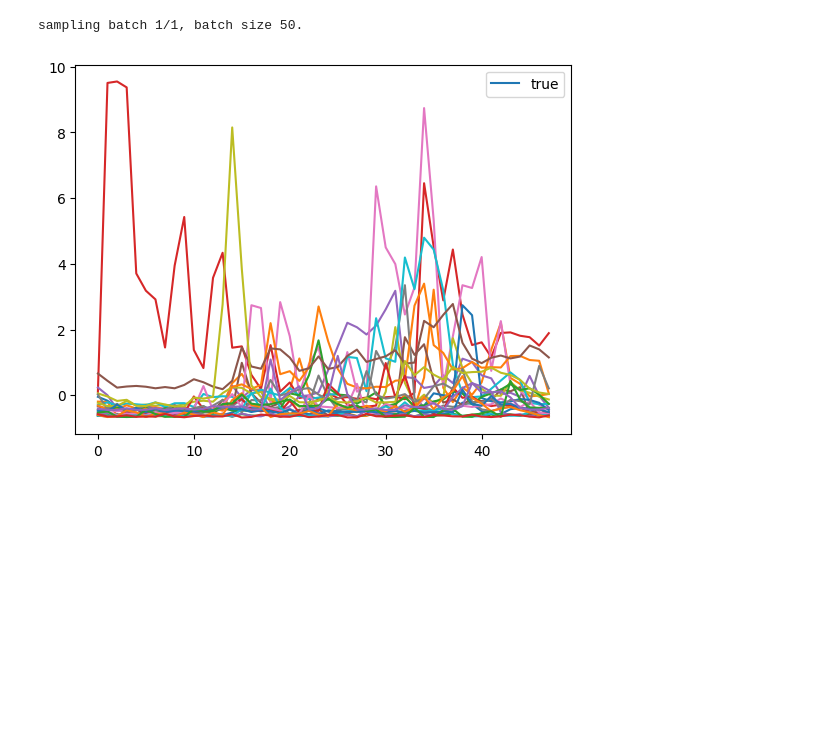
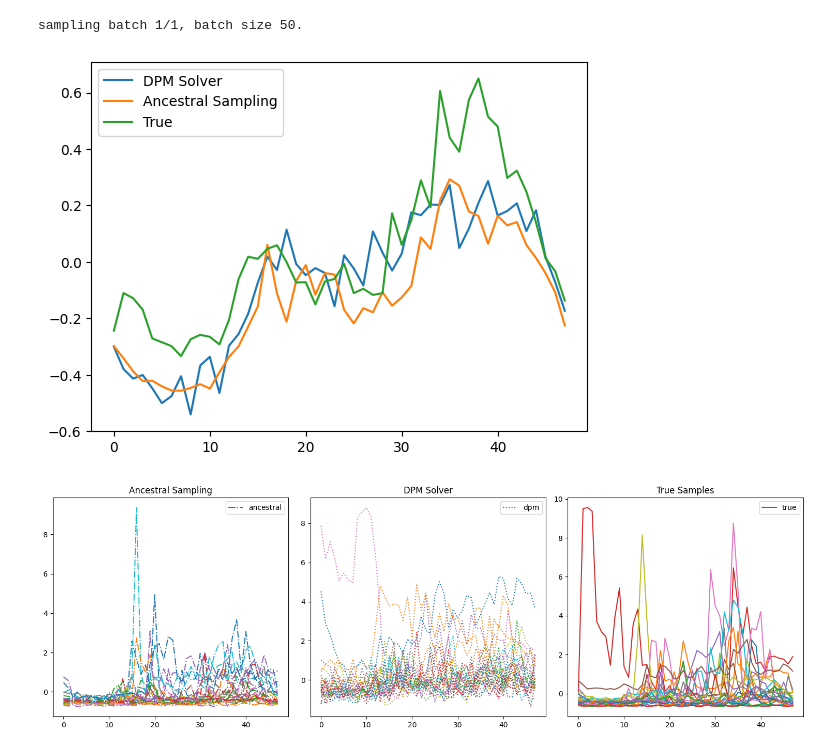
Before and after one commit to OpenSynth-energy/OpenSynth, a Jupyter notebook: _test_train_energydiff.ipynb, the cells around one changed output. Drawn from its saved outputs; the diff is of its cells as text; code cells hidden in the pictures; blank space fills up the shorter version.

```diff
--- a/_test_train_energydiff.ipynb
+++ b/_test_train_energydiff.ipynb
@@ -129,0 +131,4 @@ HPU available: False, using: 0 HPUs
+# %%
+# [optional] load
+model = df_model.setup('train')
+df_model.load_state_dict(torch.load('lightning_logs/version_35/checkpoints/epoch=499-step=5000.ckpt')['state_dict'])
@@ -171,23 +178,34 @@ true_samples = dm.dataset[0:50]['kwh']
 # %% [output]
 sampling batch 1/1, batch size 50.
 sampling batch 1/1, batch size 50.
+# %%
+plt.plot(dpm_samples.mean(dim=0).cpu().numpy(), label='DPM Solver')
+plt.plot(ans_samples.mean(dim=0).cpu().numpy(), label='Ancestral Sampling')
+plt.plot(true_samples.mean(dim=0).cpu().numpy(), label='True')
+plt.legend()
+plt.show()
+# %% [output]
+[figure, added]
 # %%
-# for idx in range(min(ans_samples.shape[0], 25)):
-#     plt.plot(ans_samples[idx].detach().cpu().numpy(),
-#              linestyle='-.',
-#              label="ancestral" if idx == 0 else None)
-# for idx in range(min(dpm_samples.shape[0], 25)):
-#     plt.plot(dpm_samples[idx].detach().cpu().numpy(),
-#              linestyle=':',
-#              label="dpm" if idx == 0 else None)
-# for idx in range(min(true_samples.shape[0], 25)):
-#     plt.plot(true_samples[idx].detach().cpu().numpy(),
-#              label="true" if idx == 0 else None)
-# plt.plot(ans_samples[0].detach().cpu().numpy(), label="ancestral")
-# plt.plot(dpm_samples[0].detach().cpu().numpy(), label="dpm")
-# plt.plot(true_samples.detach().cpu().numpy(), label="true")
-plt.legend()
+fig, axs = plt.subplots(1, 3, figsize=(15, 5))
+
+for idx in range(min(ans_samples.shape[0], 25)):
+    axs[0].plot(ans_samples[idx].detach().cpu().numpy(), linestyle='-.', label="ancestral" if idx == 0 else None)
+axs[0].set_title('Ancestral Sampling')
+axs[0].legend()
+
+for idx in range(min(dpm_samples.shape[0], 25)):
+    axs[1].plot(dpm_samples[idx].detach().cpu().numpy(), linestyle=':', label="dpm" if idx == 0 else None)
+axs[1].set_title('DPM Solver')
+axs[1].legend()
+
+for idx in range(min(true_samples.shape[0], 25)):
+    axs[2].plot(true_samples[idx].detach().cpu().numpy(), label="true" if idx == 0 else None)
+axs[2].set_title('True Samples')
+axs[2].legend()
+
+plt.tight_layout()
 plt.show()
 pass
 # %% [output]
-[figure, old version]
+[figure, new version]
```
Also changed, not shown: parts of 3 cells of this notebook.
